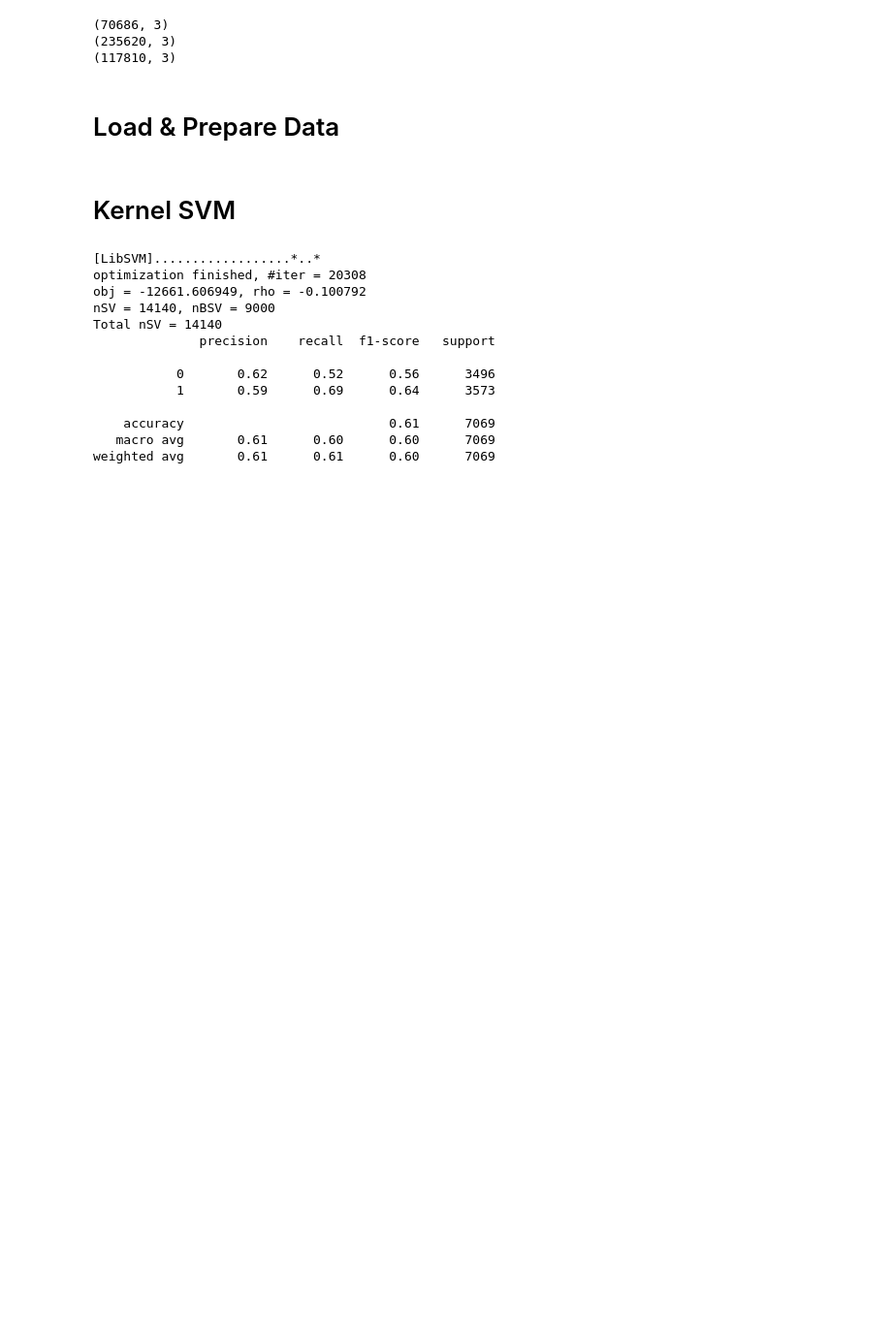
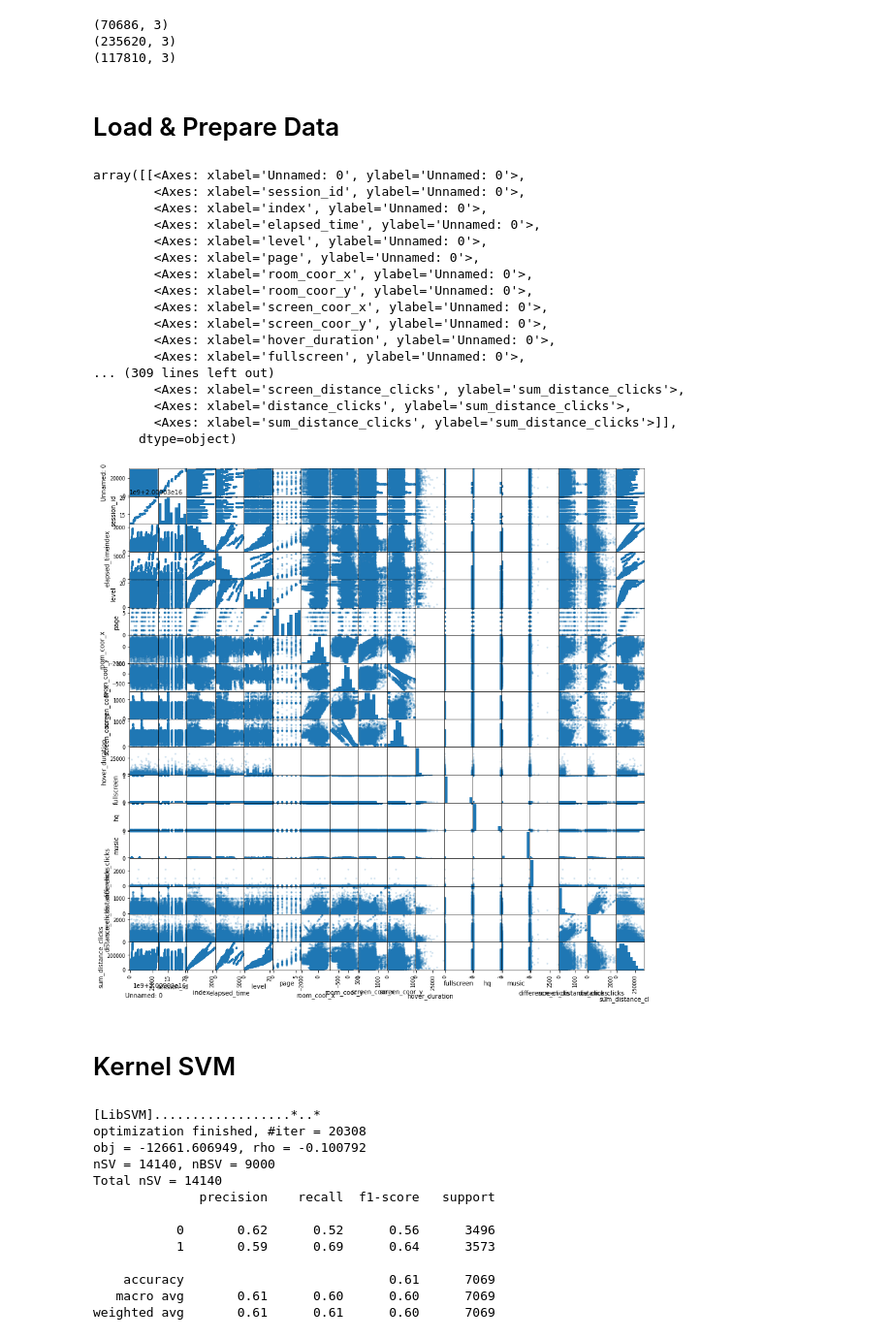
Before and after one commit to Kaggle-Project-TUC-DS/student-performance, a Jupyter notebook: notebooks/exploring_classifiers_marv.ipynb, the cells around one changed output. Shown: that part at 97% size. Saved outputs shown, nothing was run; the diff lists cells and outputs as text; code cells hidden in the pictures; blank space fills up the shorter version.

```diff
--- a/notebooks/exploring_classifiers_marv.ipynb
+++ b/notebooks/exploring_classifiers_marv.ipynb
@@ -72,6 +72,29 @@ def eval_model(model, cm_title: str):
     hp.set(xlabel='Predicted', ylabel='Actual')
 
     print(classification_report(y_test,y_pred))
+# %%
+df_added_var = pd.read_csv('data/processed/df_added_variables.csv', nrows=30000)
+
+pd.plotting.scatter_matrix(df_added_var, alpha=0.2, figsize=(15,15))
+# %% [output]
+array([[<Axes: xlabel='Unnamed: 0', ylabel='Unnamed: 0'>,
+        <Axes: xlabel='session_id', ylabel='Unnamed: 0'>,
+        <Axes: xlabel='index', ylabel='Unnamed: 0'>,
+        <Axes: xlabel='elapsed_time', ylabel='Unnamed: 0'>,
+        <Axes: xlabel='level', ylabel='Unnamed: 0'>,
+        <Axes: xlabel='page', ylabel='Unnamed: 0'>,
+        <Axes: xlabel='room_coor_x', ylabel='Unnamed: 0'>,
+        <Axes: xlabel='room_coor_y', ylabel='Unnamed: 0'>,
+        <Axes: xlabel='screen_coor_x', ylabel='Unnamed: 0'>,
+        <Axes: xlabel='screen_coor_y', ylabel='Unnamed: 0'>,
+        <Axes: xlabel='hover_duration', ylabel='Unnamed: 0'>,
+        <Axes: xlabel='fullscreen', ylabel='Unnamed: 0'>,
+... (309 lines left out)
+        <Axes: xlabel='screen_distance_clicks', ylabel='sum_distance_clicks'>,
+        <Axes: xlabel='distance_clicks', ylabel='sum_distance_clicks'>,
+        <Axes: xlabel='sum_distance_clicks', ylabel='sum_distance_clicks'>]],
+      dtype=object)
+[figure, added]
 # %% [markdown]
 # Kernel SVM
 # %%
```
Also changed, not shown: 3 other files.
